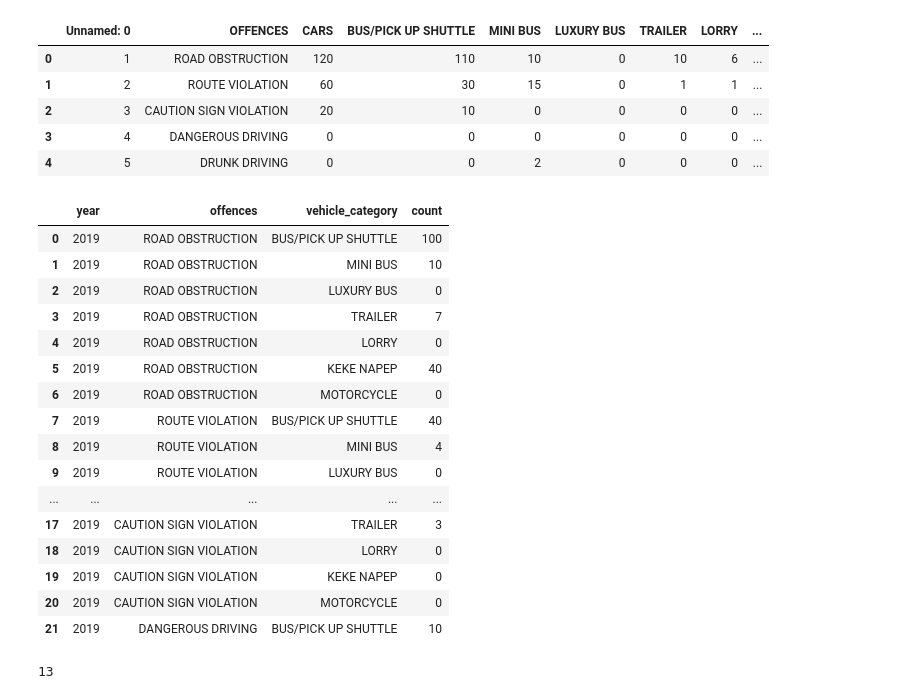
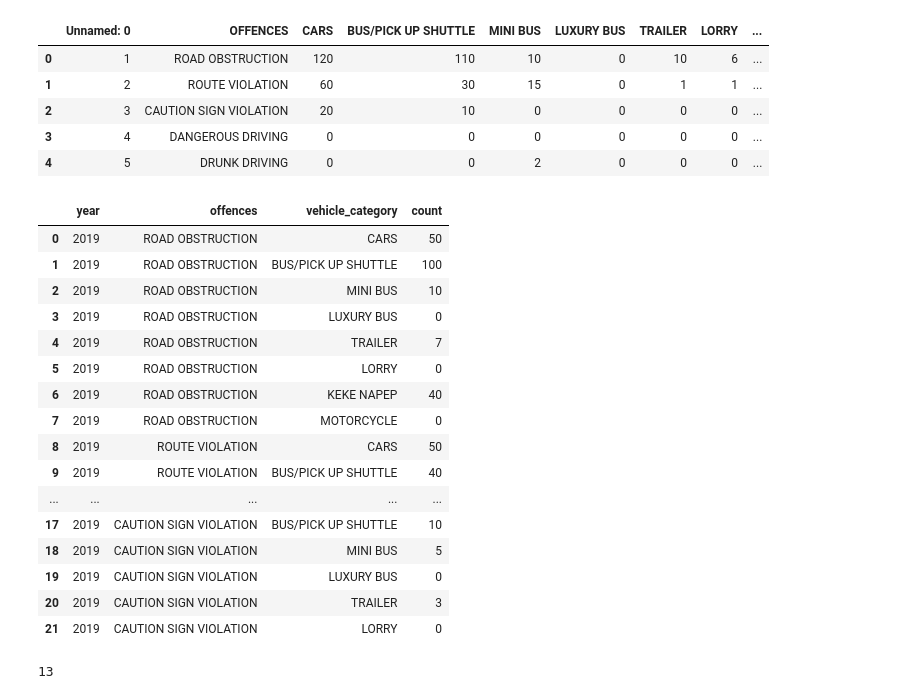
Before and after one commit to PeaceTem/Anambra-Data-Transformation, a Jupyter notebook: Transportation/road_traffic_offences.ipynb, the cells around one changed output. Saved outputs shown, nothing was run; the diff lists cells and outputs as text; code cells hidden in the pictures.

```diff
--- a/Transportation/road_traffic_offences.ipynb
+++ b/Transportation/road_traffic_offences.ipynb
@@ -32,41 +32,41 @@ dfs[1].head()
 # %%
 columns = ['year', 'offences', 'vehicle_category', 'count']
 
 new_df = pd.DataFrame(columns=columns)
 
 for i, df in enumerate(dfs):
     year = years[i]
     for index, row in df.iterrows():
-        for column in df.columns[3:]:
+        for column in df.columns[2:]:
             transformed_data = [{
                 'year': year,
                 'offences': row['OFFENCES'],
                 'vehicle_category': column,
                 'count': row[column]
             }]
 
             new_df = pd.concat([new_df, pd.DataFrame(transformed_data)], ignore_index=True)
 
 
 new_df.head(22)
 # %% [output]
 |  | year | offences | vehicle_category | count |
-| 0 | 2019 | ROAD OBSTRUCTION | BUS/PICK UP SHUTTLE | 100 |
-| 1 | 2019 | ROAD OBSTRUCTION | MINI BUS | 10 |
-| 2 | 2019 | ROAD OBSTRUCTION | LUXURY BUS | 0 |
-| 3 | 2019 | ROAD OBSTRUCTION | TRAILER | 7 |
-| 4 | 2019 | ROAD OBSTRUCTION | LORRY | 0 |
-| 5 | 2019 | ROAD OBSTRUCTION | KEKE NAPEP | 40 |
-| 6 | 2019 | ROAD OBSTRUCTION | MOTORCYCLE | 0 |
-| 7 | 2019 | ROUTE VIOLATION | BUS/PICK UP SHUTTLE | 40 |
-| 8 | 2019 | ROUTE VIOLATION | MINI BUS | 4 |
-| 9 | 2019 | ROUTE VIOLATION | LUXURY BUS | 0 |
+| 0 | 2019 | ROAD OBSTRUCTION | CARS | 50 |
+| 1 | 2019 | ROAD OBSTRUCTION | BUS/PICK UP SHUTTLE | 100 |
+| 2 | 2019 | ROAD OBSTRUCTION | MINI BUS | 10 |
+| 3 | 2019 | ROAD OBSTRUCTION | LUXURY BUS | 0 |
+| 4 | 2019 | ROAD OBSTRUCTION | TRAILER | 7 |
+| 5 | 2019 | ROAD OBSTRUCTION | LORRY | 0 |
+| 6 | 2019 | ROAD OBSTRUCTION | KEKE NAPEP | 40 |
+| 7 | 2019 | ROAD OBSTRUCTION | MOTORCYCLE | 0 |
+| 8 | 2019 | ROUTE VIOLATION | CARS | 50 |
+| 9 | 2019 | ROUTE VIOLATION | BUS/PICK UP SHUTTLE | 40 |
 | ... | ... | ... | ... | ... |
-| 17 | 2019 | CAUTION SIGN VIOLATION | TRAILER | 3 |
-| 18 | 2019 | CAUTION SIGN VIOLATION | LORRY | 0 |
-| 19 | 2019 | CAUTION SIGN VIOLATION | KEKE NAPEP | 0 |
-| 20 | 2019 | CAUTION SIGN VIOLATION | MOTORCYCLE | 0 |
-| 21 | 2019 | DANGEROUS DRIVING | BUS/PICK UP SHUTTLE | 10 |
+| 17 | 2019 | CAUTION SIGN VIOLATION | BUS/PICK UP SHUTTLE | 10 |
+| 18 | 2019 | CAUTION SIGN VIOLATION | MINI BUS | 5 |
+| 19 | 2019 | CAUTION SIGN VIOLATION | LUXURY BUS | 0 |
+| 20 | 2019 | CAUTION SIGN VIOLATION | TRAILER | 3 |
+| 21 | 2019 | CAUTION SIGN VIOLATION | LORRY | 0 |
 # %%
 new_df['count']=new_df['count'].astype(int)
 
```
Also changed, not shown: 11 other files.
